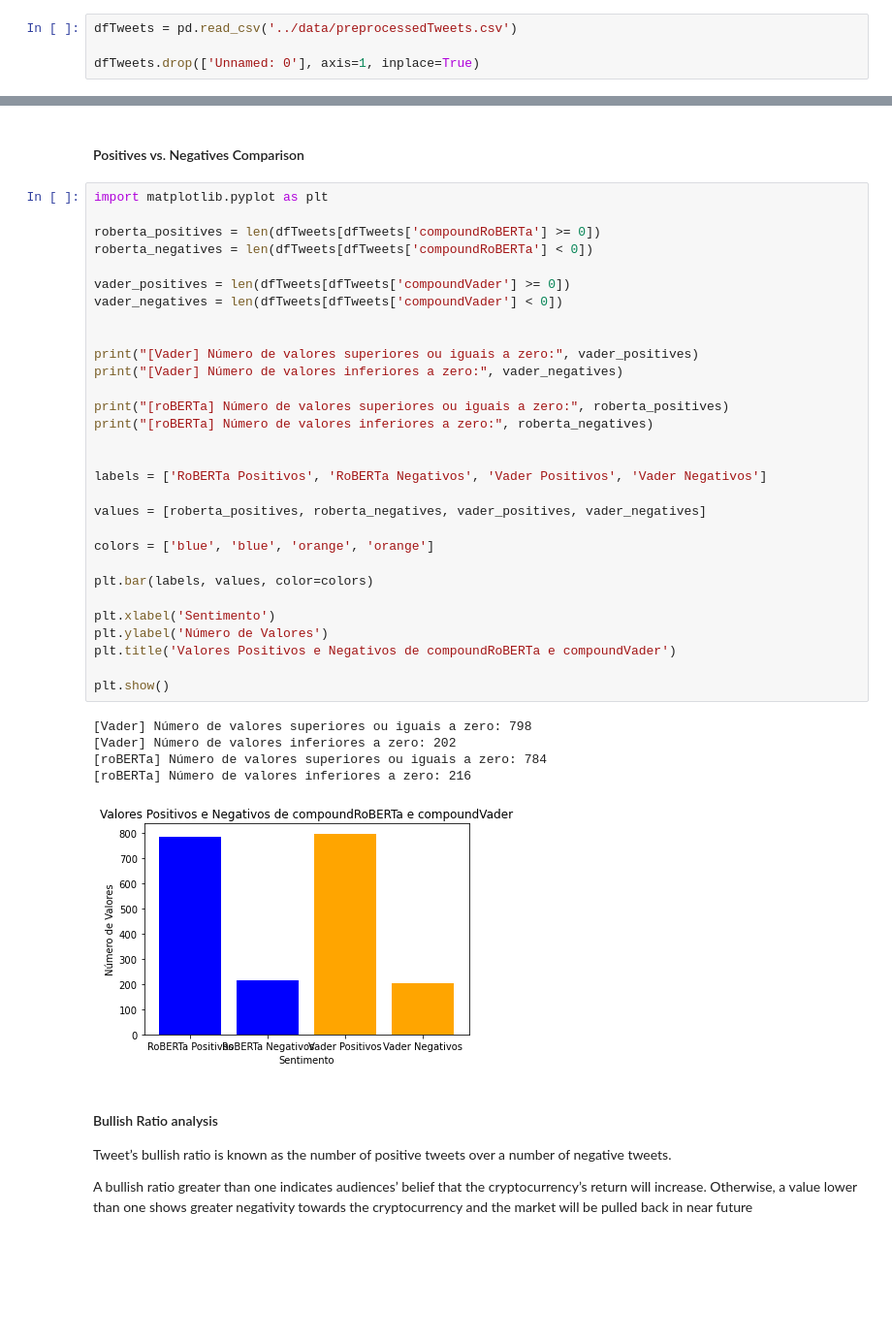
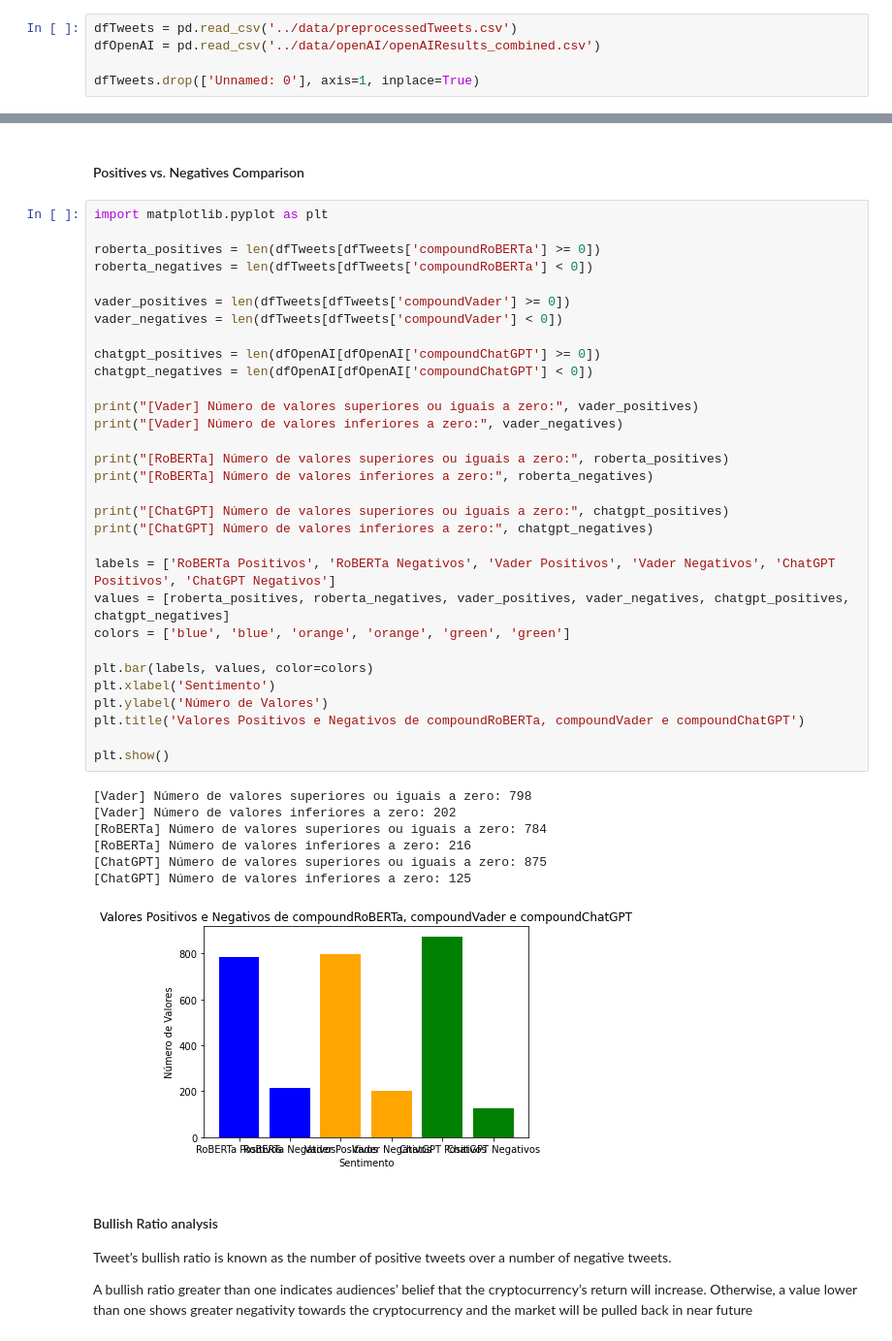
Before and after one commit to rushmetra/MD-Project, a Jupyter notebook: src/analysis.ipynb, the cells around one changed output, grey strips where cells are left out. Shown at 97% size. Cells and saved outputs as stored; diff of their text form; blank space fills up the shorter version.

Commit message:
analise com OpenAI acrescentado

```diff
--- a/src/analysis.ipynb
+++ b/src/analysis.ipynb
@@ -7,6 +7,7 @@ import re
 from prettytable import PrettyTable
 # %%
 dfTweets = pd.read_csv('../data/preprocessedTweets.csv')
+dfOpenAI = pd.read_csv('../data/openAI/openAIResults_combined.csv')
 
 dfTweets.drop(['Unnamed: 0'], axis=1, inplace=True)
 # %%
@@ -24,39 +25,42 @@ dfMarket = pd.read_csv('../data/price_mining.csv')
 # %%
 import matplotlib.pyplot as plt
 
 roberta_positives = len(dfTweets[dfTweets['compoundRoBERTa'] >= 0])
 roberta_negatives = len(dfTweets[dfTweets['compoundRoBERTa'] < 0])
 
 vader_positives = len(dfTweets[dfTweets['compoundVader'] >= 0])
 vader_negatives = len(dfTweets[dfTweets['compoundVader'] < 0])
 
+chatgpt_positives = len(dfOpenAI[dfOpenAI['compoundChatGPT'] >= 0])
+chatgpt_negatives = len(dfOpenAI[dfOpenAI['compoundChatGPT'] < 0])
 
 print("[Vader] Número de valores superiores ou iguais a zero:", vader_positives)
 print("[Vader] Número de valores inferiores a zero:", vader_negatives)
 
-print("[roBERTa] Número de valores superiores ou iguais a zero:", roberta_positives)
-print("[roBERTa] Número de valores inferiores a zero:", roberta_negatives)
+print("[RoBERTa] Número de valores superiores ou iguais a zero:", roberta_positives)
+print("[RoBERTa] Número de valores inferiores a zero:", roberta_negatives)
 
+print("[ChatGPT] Número de valores superiores ou iguais a zero:", chatgpt_positives)
+print("[ChatGPT] Número de valores inferiores a zero:", chatgpt_negatives)
 
-labels = ['RoBERTa Positivos', 'RoBERTa Negativos', 'Vader Positivos', 'Vader Negativos']
-
-values = [roberta_positives, roberta_negatives, vader_positives, vader_negatives]
-
-colors = ['blue', 'blue', 'orange', 'orange']
+labels = ['RoBERTa Positivos', 'RoBERTa Negativos', 'Vader Positivos', 'Vader Negativos', 'ChatGPT Positivos', 'ChatGPT Negativos']
+values = [roberta_positives, roberta_negatives, vader_positives, vader_negatives, chatgpt_positives, chatgpt_negatives]
+colors = ['blue', 'blue', 'orange', 'orange', 'green', 'green']
 
 plt.bar(labels, values, color=colors)
-
 plt.xlabel('Sentimento')
 plt.ylabel('Número de Valores')
-plt.title('Valores Positivos e Negativos de compoundRoBERTa e compoundVader')
+plt.title('Valores Positivos e Negativos de compoundRoBERTa, compoundVader e compoundChatGPT')
 
 plt.show()
 # %% [output]
 [Vader] Número de valores superiores ou iguais a zero: 798
 [Vader] Número de valores inferiores a zero: 202
-[roBERTa] Número de valores superiores ou iguais a zero: 784
-[roBERTa] Número de valores inferiores a zero: 216
+[RoBERTa] Número de valores superiores ou iguais a zero: 784
+[RoBERTa] Número de valores inferiores a zero: 216
+[ChatGPT] Número de valores superiores ou iguais a zero: 875
+[ChatGPT] Número de valores inferiores a zero: 125
-[figure, old version]
+[figure, new version]
 # %% [markdown]
 #### Bullish Ratio analysis
 
```
Also changed, not shown: parts of 31 cells of this notebook.
